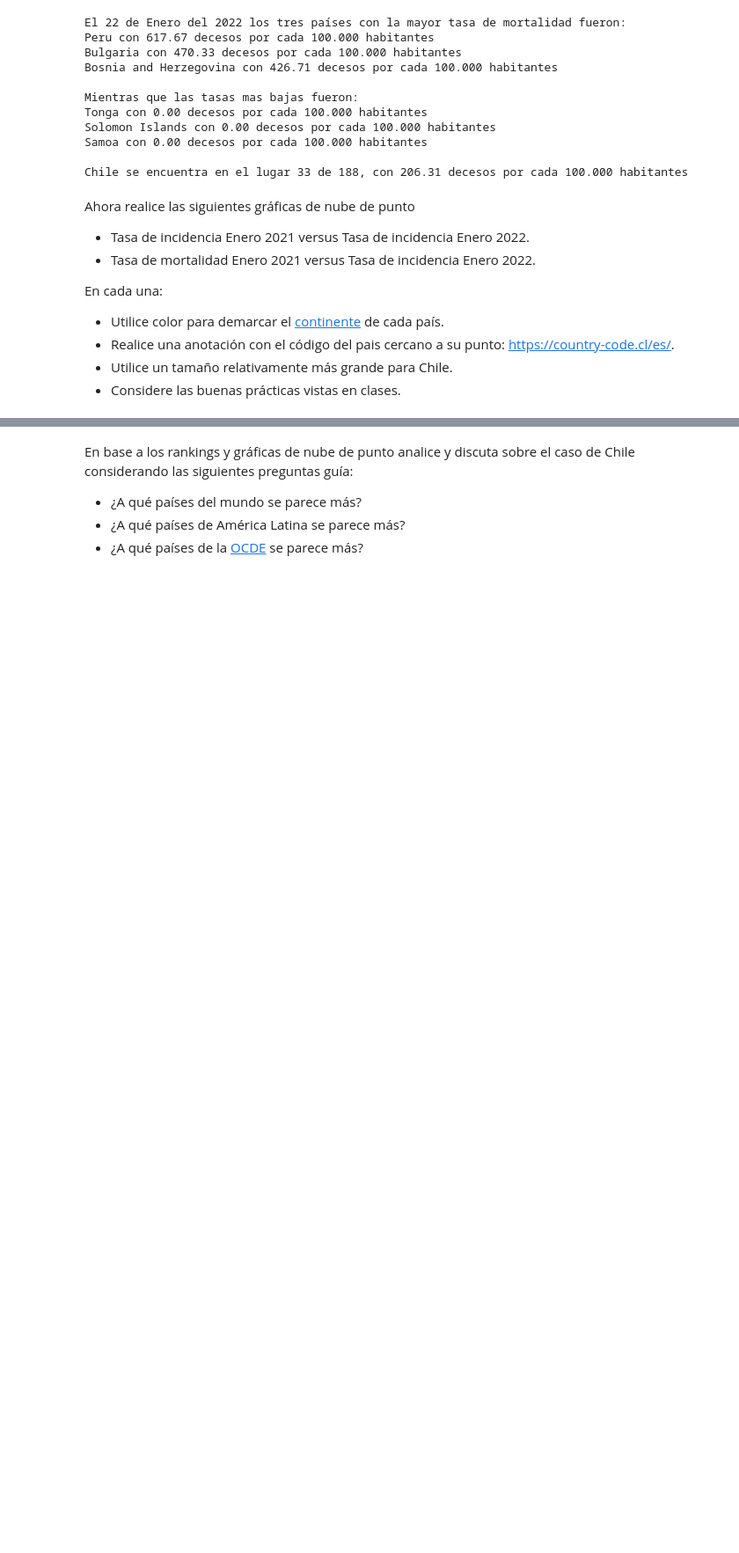
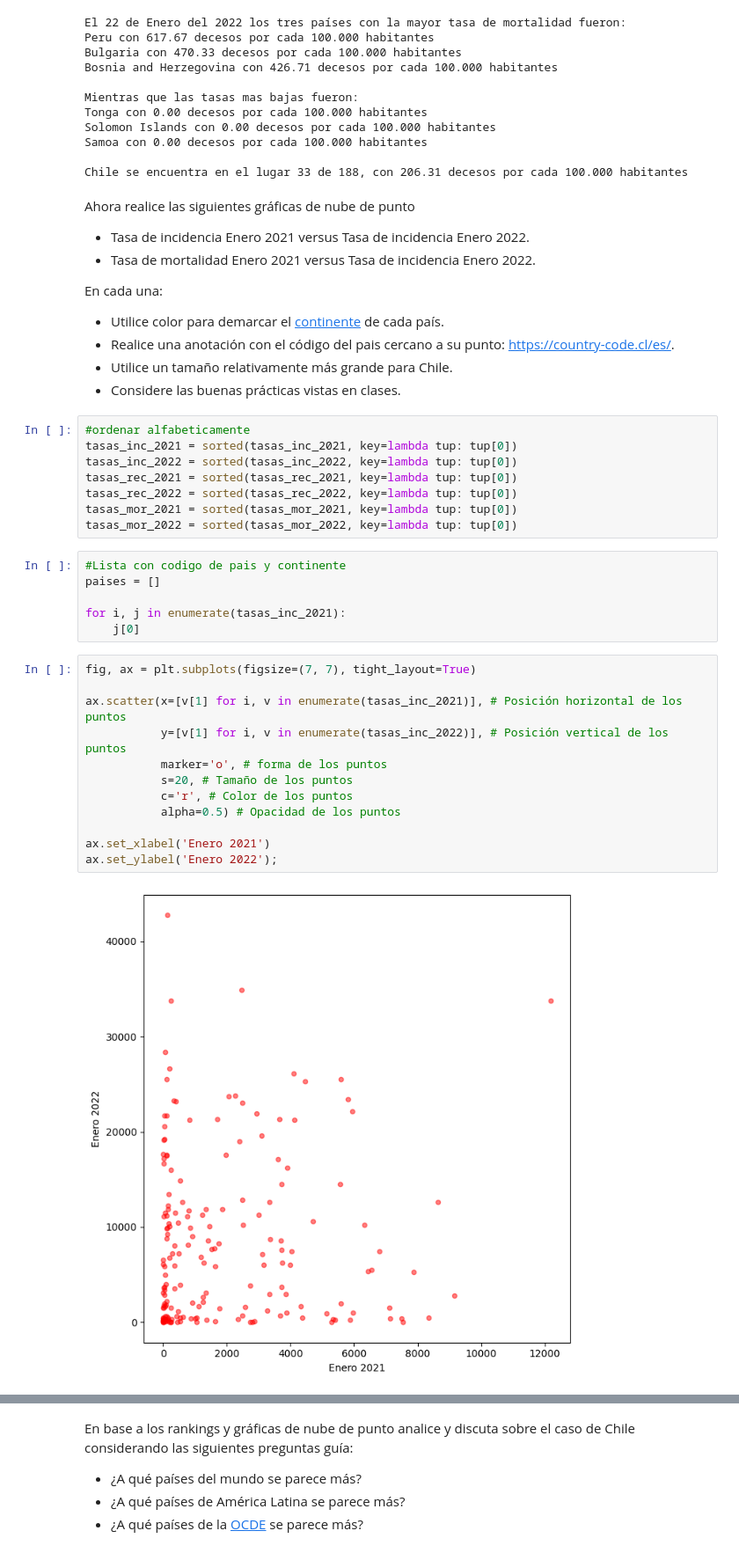
Before and after one commit to phuijse-classroom/info147-tarea-unidad1-los_pitones, a Jupyter notebook: enunciado.ipynb, the cells around one changed output, grey strips where cells are left out. Shown: that part at 88% size. Drawn from its saved outputs; the diff is of its cells as text; blank space fills up the shorter version.

Commit message:
Grafico de puntos 1

```diff
--- a/enunciado.ipynb
+++ b/enunciado.ipynb
@@ -491,3 +493,31 @@ En cada una:
 - Realice una anotación con el código del pais cercano a su punto: https://country-code.cl/es/.
 - Utilice un tamaño relativamente más grande para Chile.
 - Considere las buenas prácticas vistas en clases.
+# %%
+#ordenar alfabeticamente
+tasas_inc_2021 = sorted(tasas_inc_2021, key=lambda tup: tup[0])
+tasas_inc_2022 = sorted(tasas_inc_2022, key=lambda tup: tup[0])
+tasas_rec_2021 = sorted(tasas_rec_2021, key=lambda tup: tup[0])
+tasas_rec_2022 = sorted(tasas_rec_2022, key=lambda tup: tup[0])
+tasas_mor_2021 = sorted(tasas_mor_2021, key=lambda tup: tup[0])
+tasas_mor_2022 = sorted(tasas_mor_2022, key=lambda tup: tup[0])
+# %%
+#Lista con codigo de pais y continente
+paises = []
+
+for i, j in enumerate(tasas_inc_2021):
+    j[0]
+# %%
+fig, ax = plt.subplots(figsize=(7, 7), tight_layout=True)
+
+ax.scatter(x=[v[1] for i, v in enumerate(tasas_inc_2021)], # Posición horizontal de los puntos
+           y=[v[1] for i, v in enumerate(tasas_inc_2022)], # Posición vertical de los puntos
+           marker='o', # forma de los puntos
+           s=20, # Tamaño de los puntos
+           c='r', # Color de los puntos
+           alpha=0.5) # Opacidad de los puntos
+
+ax.set_xlabel('Enero 2021')
+ax.set_ylabel('Enero 2022');
+# %% [output]
+[figure, added]
```
Also changed, not shown: parts of 2 cells of this notebook.
